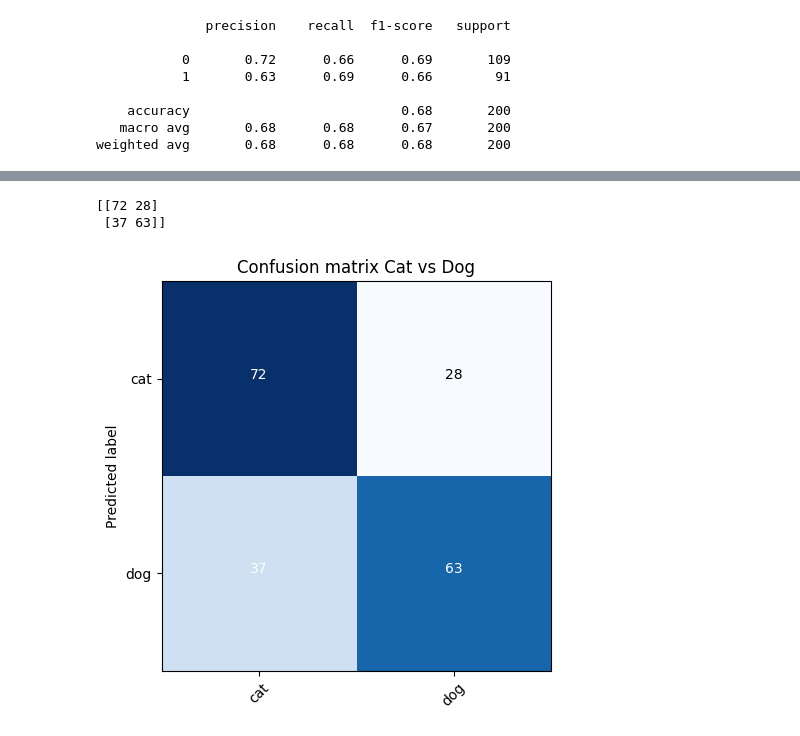
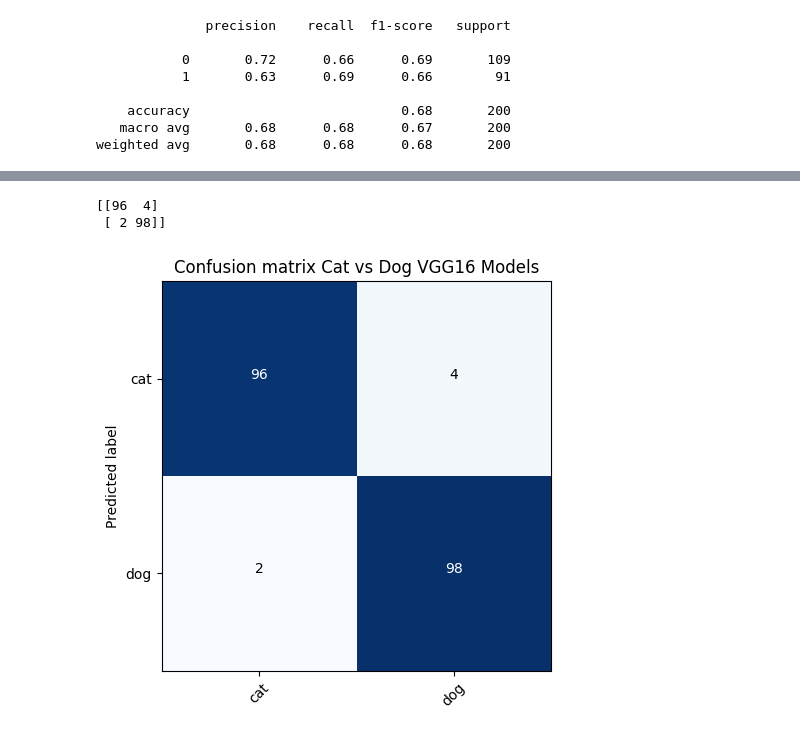
Before and after one commit to AntoniSopka97/Cat_Dog_Classifications_Keras, a Jupyter notebook: Cat_Dog_Classifications_use_Kearas.ipynb, the cells around one changed output, grey strips where cells are left out. Saved outputs shown, nothing was run; the diff lists cells and outputs as text; code cells hidden in the pictures.

Commit message:
Adding VGG16 models
Load and build VGG16 models
Update the last layer to the number of given classes
View result learning and predict report (CM)

```diff
--- a/Cat_Dog_Classifications_use_Kearas.ipynb
+++ b/Cat_Dog_Classifications_use_Kearas.ipynb
@@ -307,0 +322,4 @@ cm = confusion_matrix(y_true = test_batches.classes, y_pred = predictions)
+# %%
+model = Sequential()
+for layer in vgg16_model.layers[:-1]:
+    model.add(layer)
@@ -307,0 +349,3 @@ cm = confusion_matrix(y_true = test_batches.classes, y_pred = predictions)
+# %%
+#adding out layer
+model.add(Dense(units = 2, activation = 'softmax'))
@@ -307,0 +374,3 @@ cm = confusion_matrix(y_true = test_batches.classes, y_pred = predictions)
+# %%
+model.compile(optimizer = Adam(learning_rate =0.0001), loss = 'categorical_crossentropy', metrics = ['accuracy'])
+model, history = fit_models(model, train_batches, valid_batches, epochs = 5)
@@ -307,0 +399,2 @@ cm = confusion_matrix(y_true = test_batches.classes, y_pred = predictions)
+# %%
+predictions = get_pred_report(model,test_batches,test_batches.classes)
@@ -308,7 +410,8 @@ cm = confusion_matrix(y_true = test_batches.classes, y_pred = predictions)
 # %%
+cm = confusion_matrix(y_true = test_batches.classes, y_pred = predictions)
 cm_plot_labels = ['cat', 'dog']
-plot_conflusion_matrix(cm = cm, classes=cm_plot_labels, title = "Confusion matrix Cat vs Dog")
+plot_conflusion_matrix(cm = cm, classes=cm_plot_labels, title = "Confusion matrix Cat vs Dog VGG16 Models")
 # %% [output]
-[[72 28]
- [37 63]]
+[[96  4]
+ [ 2 98]]
-[figure, old version]
+[figure, new version]
```
Also changed, not shown: parts of 16 cells of this notebook.
